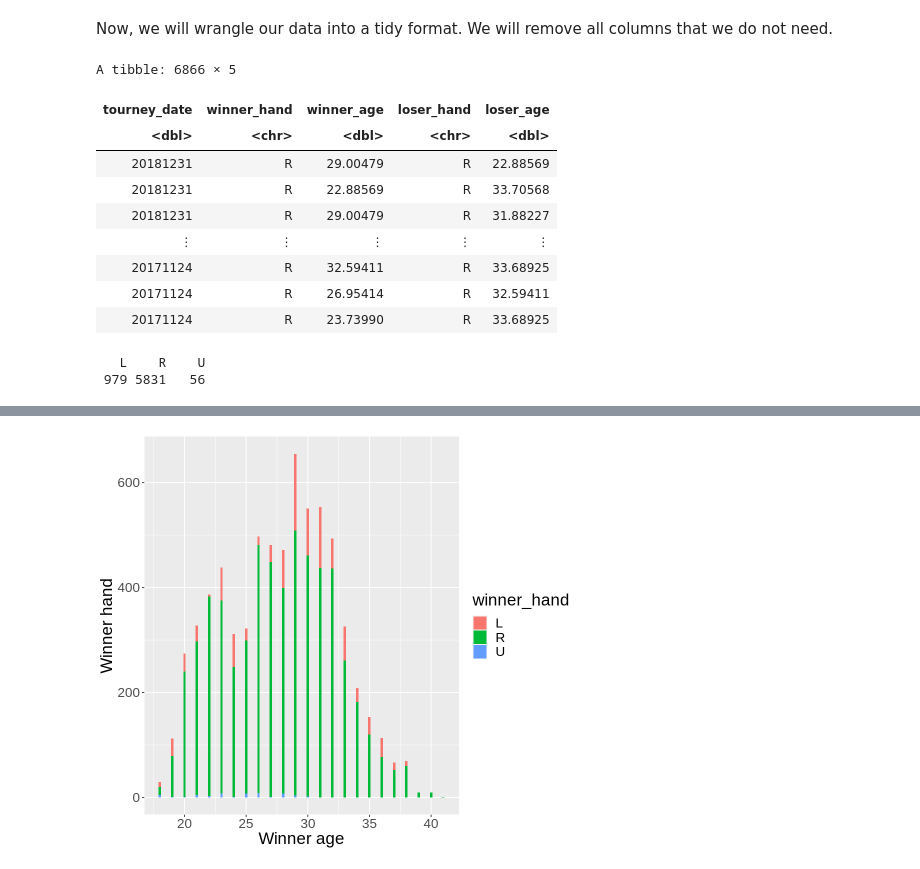
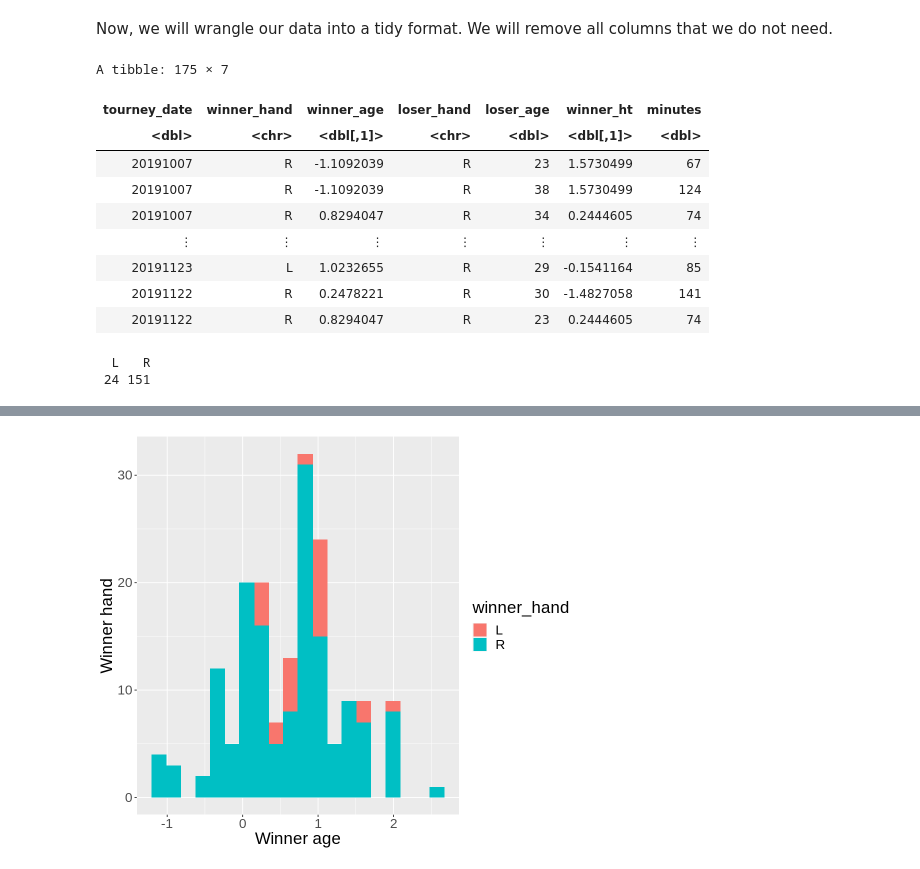
Before and after one commit to keelbeier/dsci100-group69, a Jupyter notebook: group_project_report.ipynb, the cells around one changed output, grey strips where cells are left out. Saved outputs shown, nothing was run; the diff lists cells and outputs as text; code cells hidden in the pictures.

```diff
--- a/group_project_report.ipynb
+++ b/group_project_report.ipynb
@@ -46,31 +55,35 @@ Now, we will wrangle our data into a tidy format. We will remove all columns tha
 # %%
 tennis_data <- tennis_data |>
                     select(tourney_date, winner_hand,
-                      winner_age, loser_hand, loser_age)
-winner_age_rounded <- round(tennis_data$winner_age)
-loser_age_rounded <- round(tennis_data$loser_age)
+                      winner_age, loser_hand, loser_age, winner_ht, minutes) |>
+                    mutate(winner_age = round(winner_age)) |>
+                    mutate(loser_age = round(loser_age)) |>
+                    filter(minutes < 400)|>
+                    filter(tourney_date > '20191001')|>
+                    mutate(across(c(winner_ht, winner_age), scale)) |>
+                    filter(winner_ht != "NA")
 tennis_data
 # %% [output]
-A tibble: 6866 × 5
+A tibble: 175 × 7
-| tourney_date | winner_hand | winner_age | loser_hand | loser_age |
-| <dbl> | <chr> | <dbl> | <chr> | <dbl> |
-| 20181231 | R | 29.00479 | R | 22.88569 |
-| 20181231 | R | 22.88569 | R | 33.70568 |
-| 20181231 | R | 29.00479 | R | 31.88227 |
-| ⋮ | ⋮ | ⋮ | ⋮ | ⋮ |
-| 20171124 | R | 32.59411 | R | 33.68925 |
-| 20171124 | R | 26.95414 | R | 32.59411 |
-| 20171124 | R | 23.73990 | R | 33.68925 |
+| tourney_date | winner_hand | winner_age | loser_hand | loser_age | winner_ht | minutes |
+| <dbl> | <chr> | <dbl[,1]> | <chr> | <dbl> | <dbl[,1]> | <dbl> |
+| 20191007 | R | -1.1092039 | R | 23 | 1.5730499 | 67 |
+| 20191007 | R | -1.1092039 | R | 38 | 1.5730499 | 124 |
+| 20191007 | R | 0.8294047 | R | 34 | 0.2444605 | 74 |
+| ⋮ | ⋮ | ⋮ | ⋮ | ⋮ | ⋮ | ⋮ |
+| 20191123 | L | 1.0232655 | R | 29 | -0.1541164 | 85 |
+| 20191122 | R | 0.2478221 | R | 30 | -1.4827058 | 141 |
+| 20191122 | R | 0.8294047 | R | 23 | 0.2444605 | 74 |
 # %%
 sum_hand_win <- table(tennis_data$winner_hand)
 sum_hand_win
 # %% [output]
-   L    R    U
- 979 5831   56
+  L   R
+ 24 151
 # %%
 options(repr.plot.width=8, repr.plot.height=7)
 tennis_plot <- tennis_data |>
-    ggplot(aes(x = winner_age_rounded, fill = winner_hand)) +
+    ggplot(aes(x = winner_age, fill = winner_hand)) +
     geom_bar(width = 0.2) +
     labs(x = "Winner age",
         y = "Winner hand") +
@@ -80 +95 @@ tennis_plot
-[figure, old version]
+[figure, new version]
```
Also changed, not shown: parts of 6 cells of this notebook.
